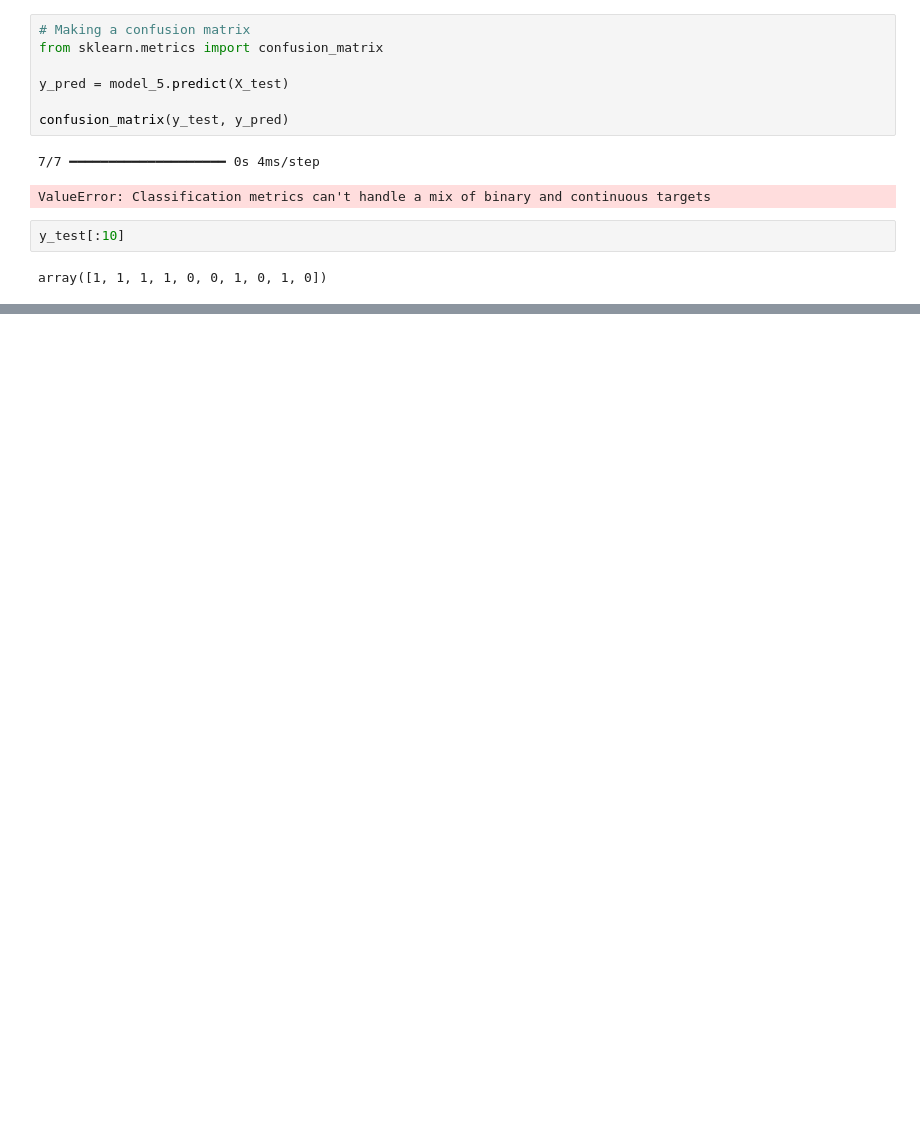
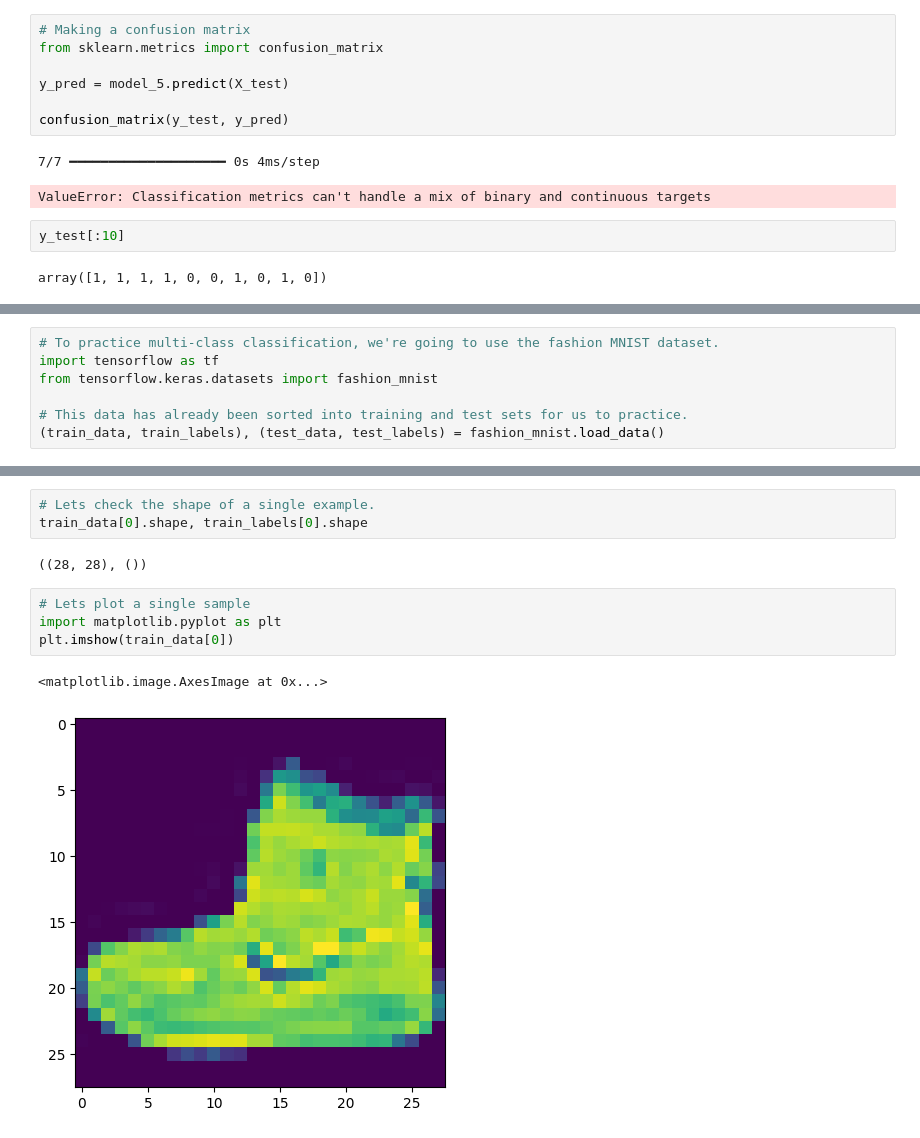
Before and after one commit to LT-Ripjaws/deep-learning, a Jupyter notebook: Exercises/3#-Neural_Network_Classification_TF.ipynb, the cells around one changed output, grey strips where cells are left out. Cells and saved outputs as stored; diff of their text form; blank space fills up the shorter version.

Commit message:
day 5- Classification TF continued

```diff
--- a/Exercises/3#-Neural_Network_Classification_TF.ipynb
+++ b/Exercises/3#-Neural_Network_Classification_TF.ipynb
@@ -389,0 +398,7 @@ for i, j in itertools.product(range(cm.shape[0]), range(cm.shape[1])):
+# %%
+# To practice multi-class classification, we're going to use the fashion MNIST dataset.
+import tensorflow as tf
+from tensorflow.keras.datasets import fashion_mnist
+
+# This data has already been sorted into training and test sets for us to practice.
+(train_data, train_labels), (test_data, test_labels) = fashion_mnist.load_data()
@@ -389,0 +436,12 @@ for i, j in itertools.product(range(cm.shape[0]), range(cm.shape[1])):
+# %%
+# Lets check the shape of a single example.
+train_data[0].shape, train_labels[0].shape
+# %% [output]
+((28, 28), ())
+# %%
+# Lets plot a single sample
+import matplotlib.pyplot as plt
+plt.imshow(train_data[0])
+# %% [output]
+<matplotlib.image.AxesImage at 0x...>
+[figure, added]
```
Also changed, not shown: parts of 29 cells of this notebook.
